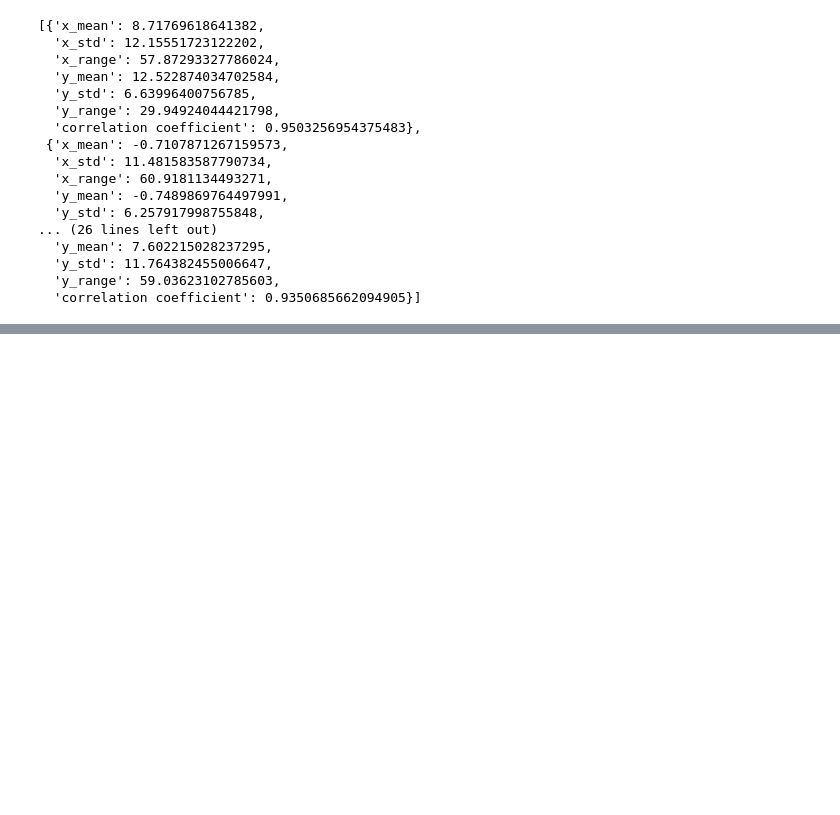
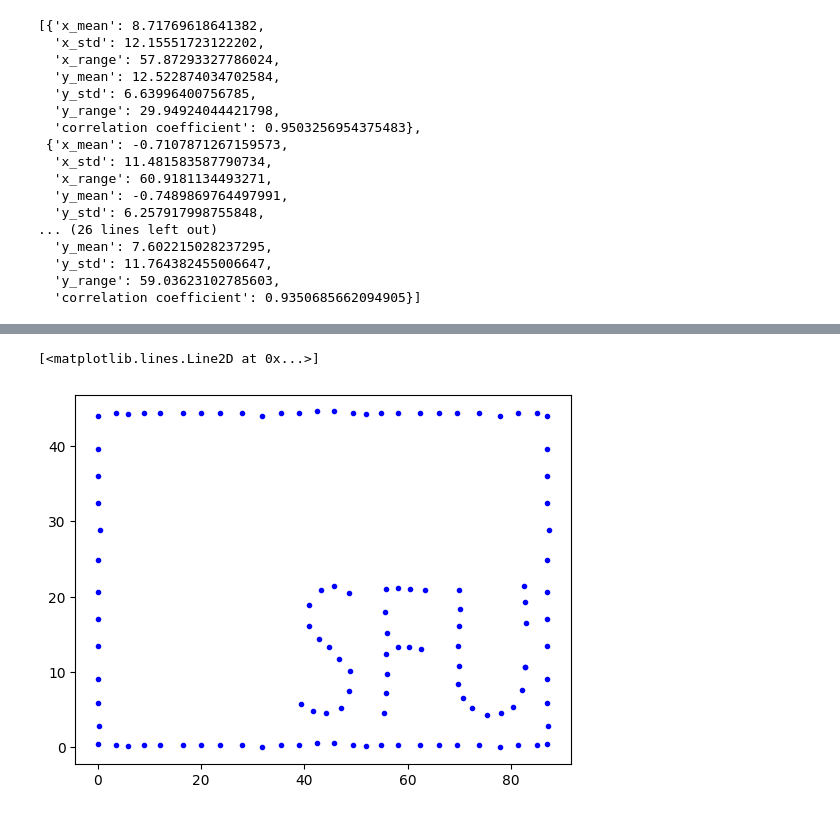
Before and after one commit to ebarylko/cmpt-353, a Jupyter notebook: assignment-5/summary.ipynb, the cells around one changed output, grey strips where cells are left out. Saved outputs shown, nothing was run; the diff lists cells and outputs as text; code cells hidden in the pictures; blank space fills up the shorter version.

```diff
--- a/assignment-5/summary.ipynb
+++ b/assignment-5/summary.ipynb
@@ -53,0 +73,6 @@ list(map(read_csv_and_calc_statistics, all_names))
+# %%
+d = pd.read_csv("data-4.csv")
+plt.plot(d['x'], d['y'], 'b.')
+# %% [output]
+[<matplotlib.lines.Line2D at 0x...>]
+[figure, added]
```
Also changed, not shown: parts of 6 cells of this notebook, 1 other file.
